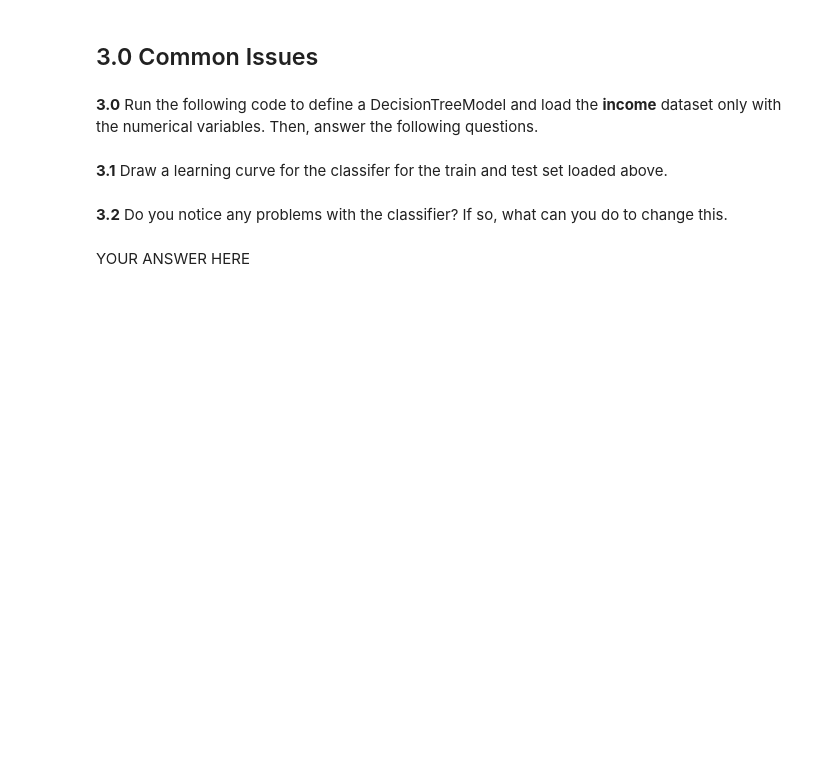
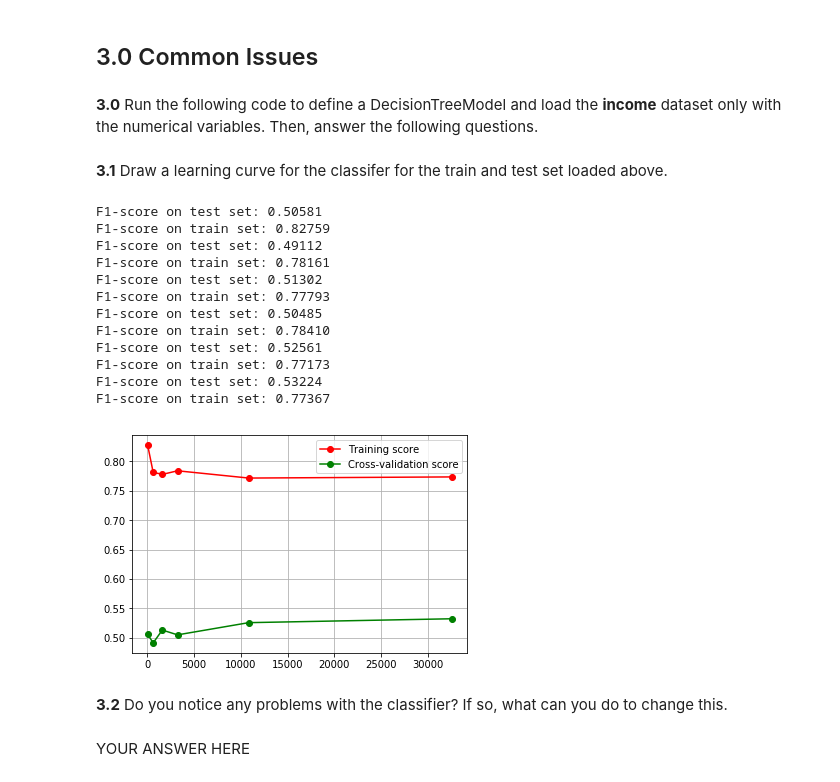
Before and after one commit to SotirisFtiakas/Machine-Learning-Project, a Jupyter notebook: DecisionTrees/DecisionTrees.ipynb, the cells around one changed output. Cells and saved outputs as stored; diff of their text form; code cells hidden in the pictures; blank space fills up the shorter version.

Commit message:
Plot added - Not sure about correctness

```diff
--- a/DecisionTrees/DecisionTrees.ipynb
+++ b/DecisionTrees/DecisionTrees.ipynb
@@ -265,12 +265,61 @@ y_test = data_test['income'].values
 classifier = DecisionTreeClassifier(min_samples_leaf=4)
 # %% [markdown]
 **3.1** Draw a learning curve for the classifer for the train and test set loaded above.
-# %%
-# BEGIN CODE HERE
-def learning_curve(X,y,classifier):
-    pass
-
-#END CODE HERE
+# %%
+# BEGIN CODE HERE
+import matplotlib.pyplot as plt
+
+def learning_curve(X_train, X_test, y_train, y_test, classifier):
+    train_scores=[]
+    test_scores=[]
+    num_of_data=[y_train.size//500, y_train.size//50, y_train.size//20, y_train.size//10, y_train.size//3, y_train.size]
+    for i in range (0,6):
+        X_train_less_data = X_train.iloc[0:num_of_data[i]-1]
+        y_train_less_data = y_train[0:num_of_data[i]-1]
+
+        classifier.fit(X_train_less_data,y_train_less_data)
+
+        y_test_pred=classifier.predict(X_test)
+        y_train_pred=classifier.predict(X_train_less_data)
+
+        test_fScore = f1_score(y_test,y_test_pred)
+        train_fScore = f1_score(y_train_less_data,y_train_pred)
+
+        print("F1-score on test set: {:.5f}".format(test_fScore))
+        print("F1-score on train set: {:.5f}".format(train_fScore))
+
+        train_scores.append(train_fScore)
+        test_scores.append(test_fScore)
+    #plt.plot(num_of_data,train_scores,"r",num_of_data,test_scores,"g")
+
+    plt.grid()
+    plt.plot(num_of_data, train_scores, 'o-', color="r",
+                 label="Training score")
+    plt.plot(num_of_data, test_scores, 'o-', color="g",
+                 label="Cross-validation score")
+    plt.legend(loc="best")
+
+
+learning_curve(X_train,X_test,y_train,y_test,classifier)
+
+
+#I should probalbly make a graph , shown the accuracy in every iteration of the classifier
+
+#END CODE HERE
+# %% [output]
+F1-score on test set: 0.50581
+F1-score on train set: 0.82759
+F1-score on test set: 0.49112
+F1-score on train set: 0.78161
+F1-score on test set: 0.51302
+F1-score on train set: 0.77793
+F1-score on test set: 0.50485
+F1-score on train set: 0.78410
+F1-score on test set: 0.52561
+F1-score on train set: 0.77173
+F1-score on test set: 0.53224
+F1-score on train set: 0.77367
+[figure, added]
 # %% [markdown]
 **3.2** Do you notice any problems with the classifier? If so, what can you do to change this.
 # %% [markdown]
```
Also changed, not shown: parts of 1 cell of this notebook.
